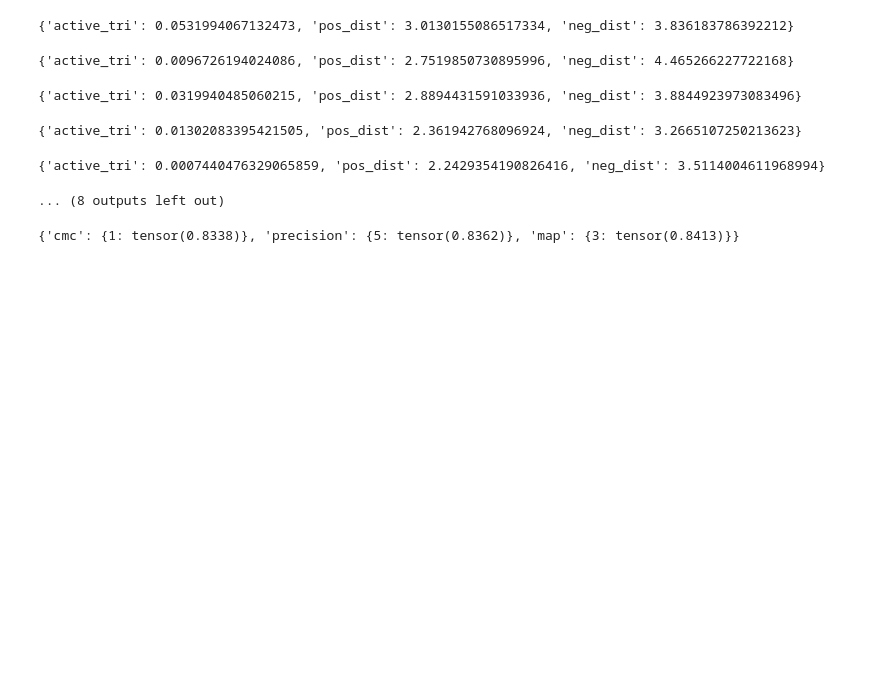
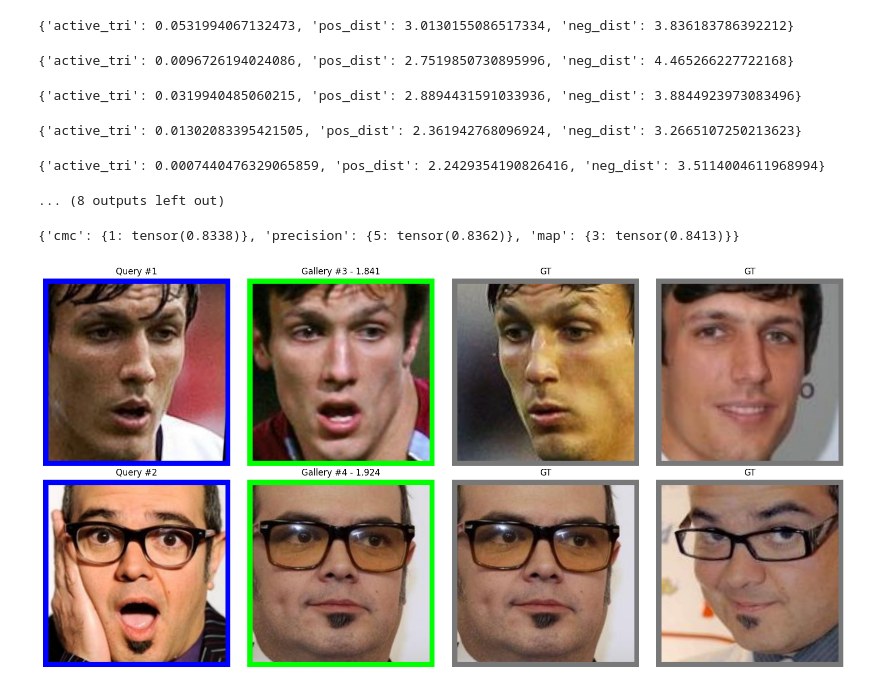
Before and after one commit to olegkorshunov/face_recognition, a Jupyter notebook: jupyter/train_triplet_loss.ipynb, the cells around one changed output. Drawn from its saved outputs; the diff is of its cells as text; code cells hidden in the pictures; blank space fills up the shorter version.

Commit message:
validation

```diff
--- a/jupyter/train_triplet_loss.ipynb
+++ b/jupyter/train_triplet_loss.ipynb
@@ -137,7 +137,8 @@ def validation(model, plot=False):
     return calc_retrieval_metrics_rr(rr, map_top_k=(3,), cmc_top_k=(1,))
 # %%
 # not bad!
-metric = validation(model)
+metric = validation(model, True)
 print(metric)
 # %% [output]
 {'cmc': {1: tensor(0.8338)}, 'precision': {5: tensor(0.8362)}, 'map': {3: tensor(0.8413)}}
+[figure, added]
```
